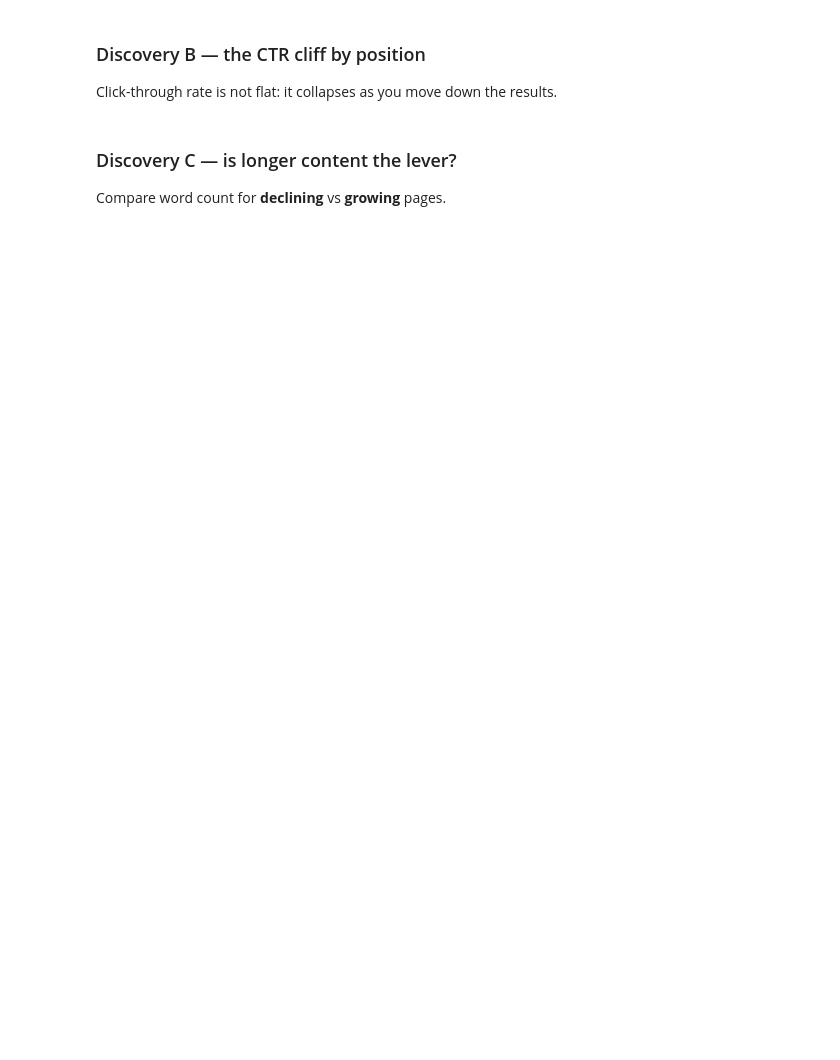
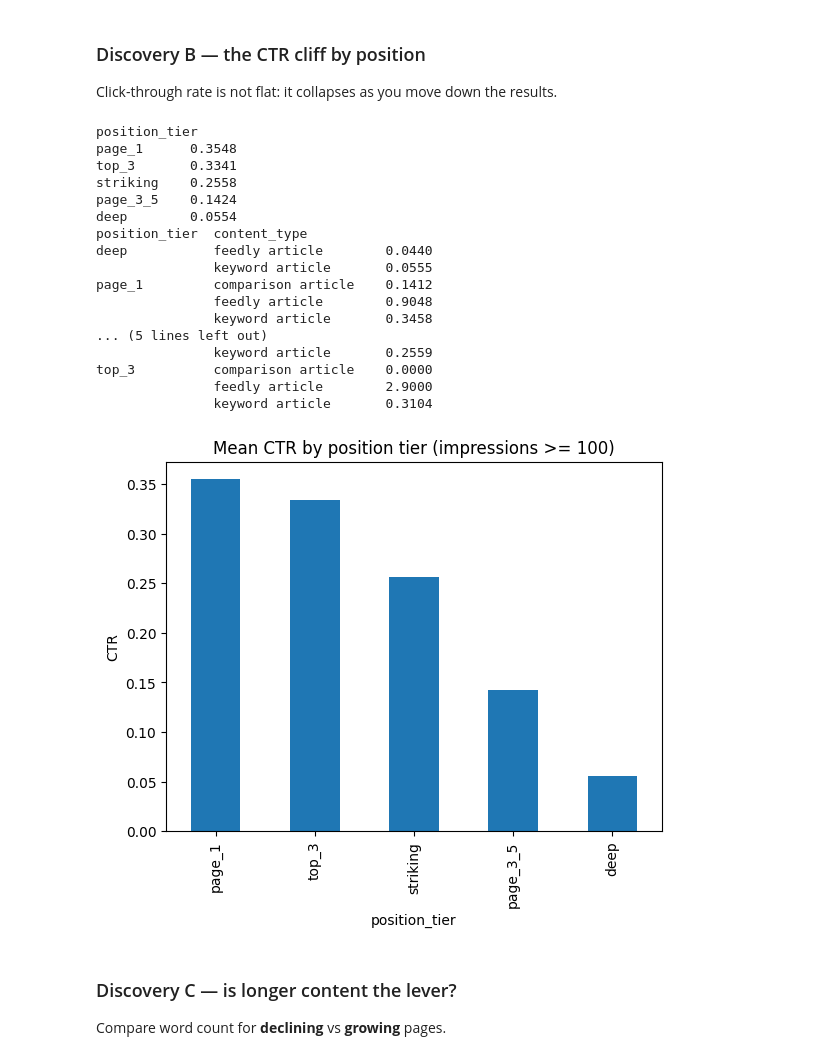
Before and after one commit to DuaaMahar5/FlyRank-internship-ml, a Jupyter notebook: notebooks/01_first_look_and_discovery.ipynb, the cells around one changed output. Drawn from its saved outputs; the diff is of its cells as text; code cells hidden in the pictures; blank space fills up the shorter version.

```diff
--- a/notebooks/01_first_look_and_discovery.ipynb
+++ b/notebooks/01_first_look_and_discovery.ipynb
@@ -78,8 +117,30 @@ Click-through rate is not flat: it collapses as you move down the results.
 # %%
 visible = df[df["impressions_90d"] >= 100]
 ctr_by_pos = visible.groupby("position_tier")["ctr"].mean().sort_values(ascending=False)
 print(ctr_by_pos.round(4).to_string())
 ctr_by_pos.plot(kind="bar", title="Mean CTR by position tier (impressions >= 100)", ylabel="CTR");
+
+ctr_by_type_tier = visible.groupby(["position_tier", "content_type"])["ctr"].mean().round(4)
+print(ctr_by_type_tier.to_string())
+# %% [output]
+position_tier
+page_1      0.3548
+top_3       0.3341
+striking    0.2558
+page_3_5    0.1424
+deep        0.0554
+position_tier  content_type
+deep           feedly article        0.0440
+               keyword article       0.0555
+page_1         comparison article    0.1412
+               feedly article        0.9048
+               keyword article       0.3458
+... (5 lines left out)
+               keyword article       0.2559
+top_3          comparison article    0.0000
+               feedly article        2.9000
+               keyword article       0.3104
+[figure, added]
 # %% [markdown]
 ### Discovery C — is longer content the lever?
 Compare word count for **declining** vs **growing** pages.
```
Also changed, not shown: parts of 9 cells of this notebook.
